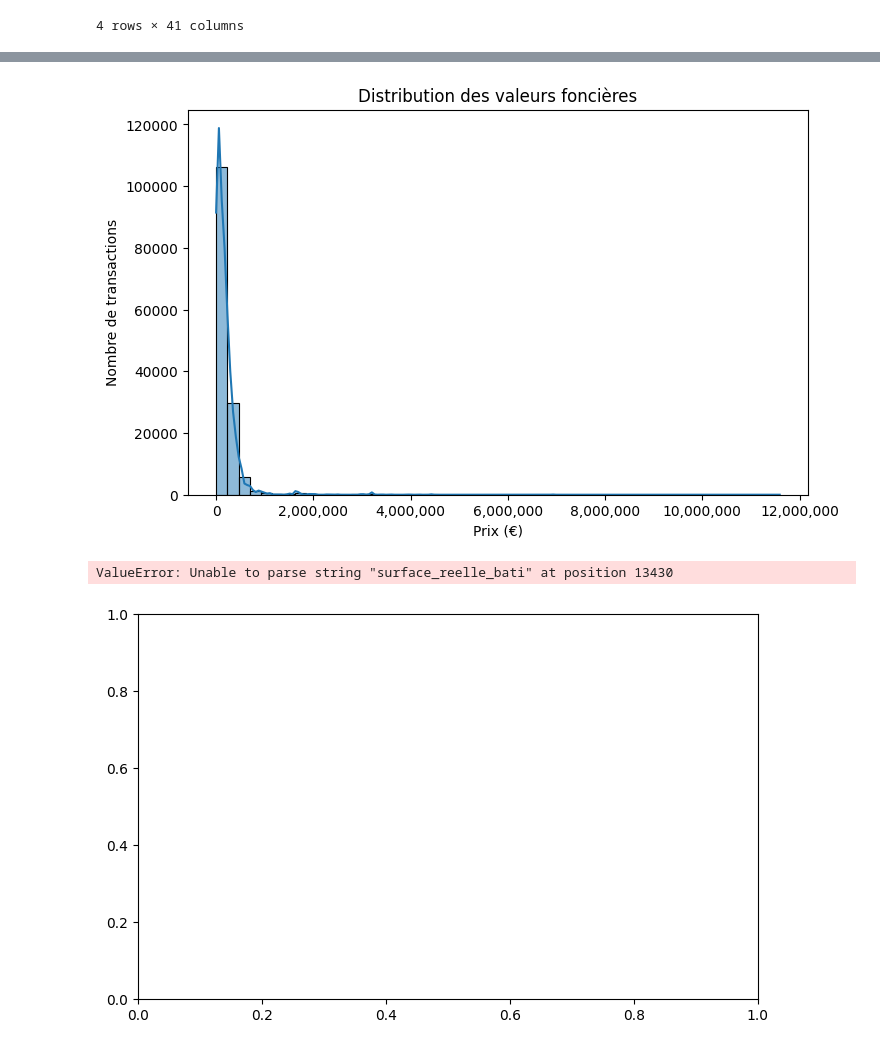
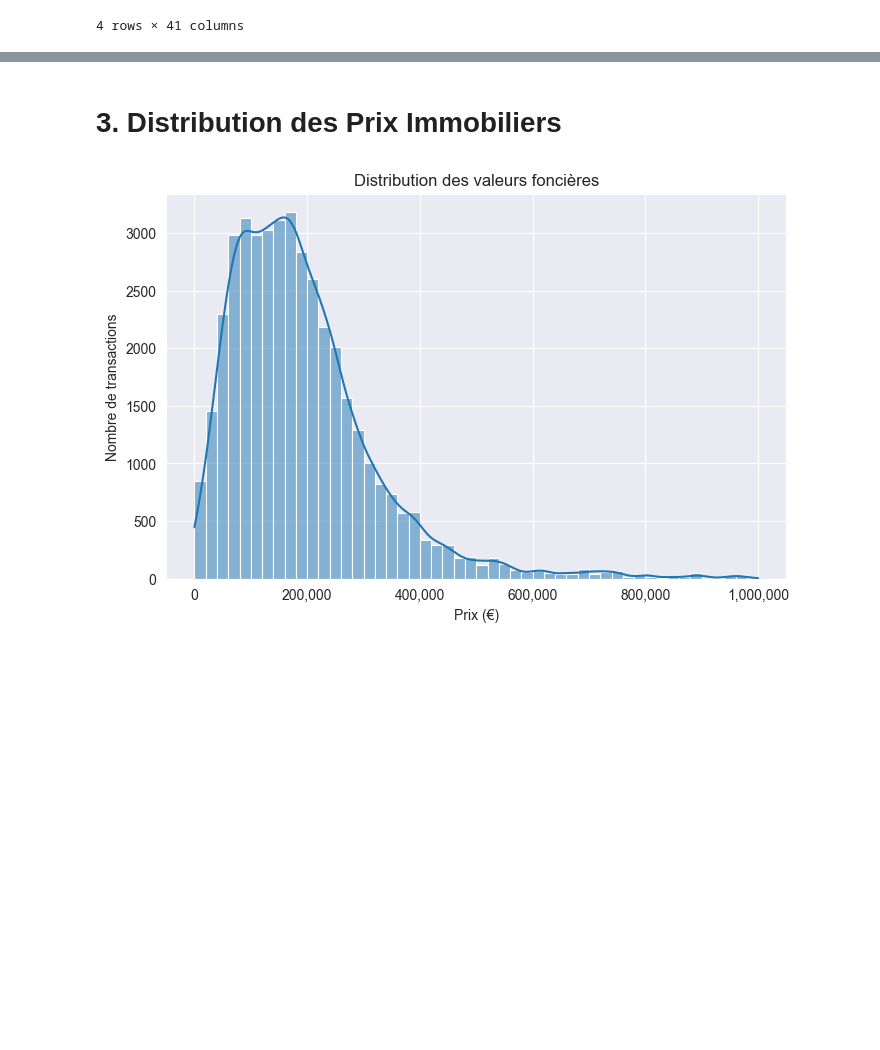
Before and after one commit to Kevin-Ferraretto-Cours/2025-python-Machine_Learning, a Jupyter notebook: src/Immobiliers.ipynb, the cells around one changed output, grey strips where cells are left out. Drawn from its saved outputs; the diff is of its cells as text; code cells hidden in the pictures; blank space fills up the shorter version.

Commit message:
update de graph pour utliser le df_data

```diff
--- a/src/Immobiliers.ipynb
+++ b/src/Immobiliers.ipynb
@@ -117,13 +117,18 @@ df_data = data[["valeur_fonciere", "date_mutation",  # Price and transaction dat
 df_data["valeur_fonciere"] = pd.to_numeric(df_data["valeur_fonciere"], errors="coerce")
 # Remove rows where "valeur_fonciere" is missing
 df_data = df_data.dropna(subset=["valeur_fonciere"])
+# %%
+# Convert "surface_reelle_bati" column to numeric, forcing errors to NaN
+df_data["surface_reelle_bati"] = pd.to_numeric(df_data["surface_reelle_bati"], errors="coerce")
+# Remove rows where "surface_reelle_bati" is missing
+df_data = df_data.dropna(subset=["surface_reelle_bati"])
 # %%
 # Remove rows with more than 50% missing values
 df_data = df_data.dropna(thresh=len(df_data.columns) * 0.5)
 # %%
 # Fill missing values in numerical columns with the median
 # Convert numerical columns to float type (forcing errors to NaN)
-cols_num = ["surface_reelle_bati", "surface_terrain", "nombre_pieces_principales"]
+cols_num = ["surface_reelle_bati", "surface_terrain", "nombre_pieces_principales", "valeur_fonciere"]
 for col in cols_num:
     df_data[col] = pd.to_numeric(df_data[col], errors="coerce")  # Convert to float
     df_data[col] = df_data[col].fillna(df_data[col].median())  # Replace NaN with median
@@ -175,34 +180,13 @@ memory usage: 16.8+ MB
+# %% [markdown]
+# 3. Distribution des Prix Immobiliers
 # %%
-# Convertir 'surface_reelle_bati' en numérique, en forçant les erreurs à NaN
-data['surface_reelle_bati'] = pd.to_numeric(data['surface_reelle_bati'], errors='coerce')
-
-# Convertir 'valeur_fonciere' en numérique, en forçant les erreurs à NaN
-data['valeur_fonciere'] = pd.to_numeric(data['valeur_fonciere'], errors='coerce')
-
 # Distribution des prix immobiliers
 plt.figure(figsize=(8, 5))
-sns.histplot(data["valeur_fonciere"], bins=50, kde=True)
+sns.histplot(df_data[df_data.valeur_fonciere <= 1e6].valeur_fonciere, bins=50, kde=True)
 plt.title("Distribution des valeurs foncières")
 plt.xlabel("Prix (€)")
 plt.ylabel("Nombre de transactions")
 plt.gca().xaxis.set_major_formatter(ticker.FuncFormatter(lambda x, pos: f'{x:,.0f}'))
 plt.show()
-
-# Relation entre surface et prix
-plt.figure(figsize=(8, 5))
-sns.scatterplot(x=data["surface_reelle_bati"], y=data["valeur_fonciere"], hue=data["type_local"])
-plt.title("Relation entre surface habitable et prix")
-plt.xlabel("Surface habitable (m²)")
-plt.ylabel("Prix (€)")
-plt.show()
-
-# Répartition des types de biens
-plt.figure(figsize=(6, 4))
-sns.countplot(x=data["type_local"])
-plt.title("Répartition des types de biens")
-plt.xticks(rotation=45)
-plt.show()
 # %% [output]
-[figure, old version]
+[figure, new version]
-ValueError: Unable to parse string "surface_reelle_bati" at position 13430
-[figure, removed]
```
Also changed, not shown: parts of 5 cells of this notebook.
